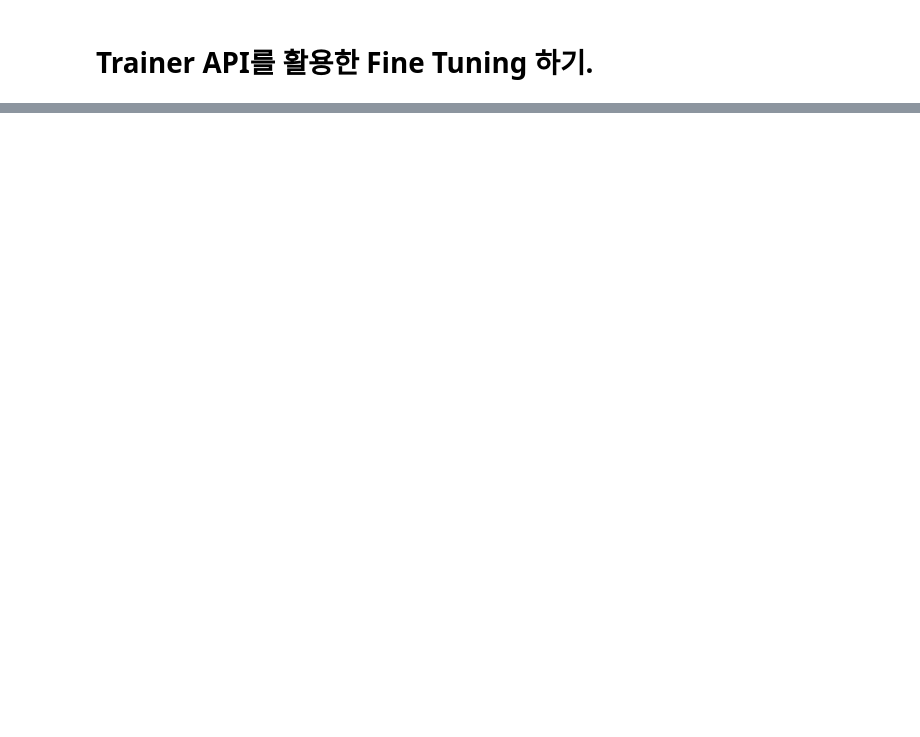
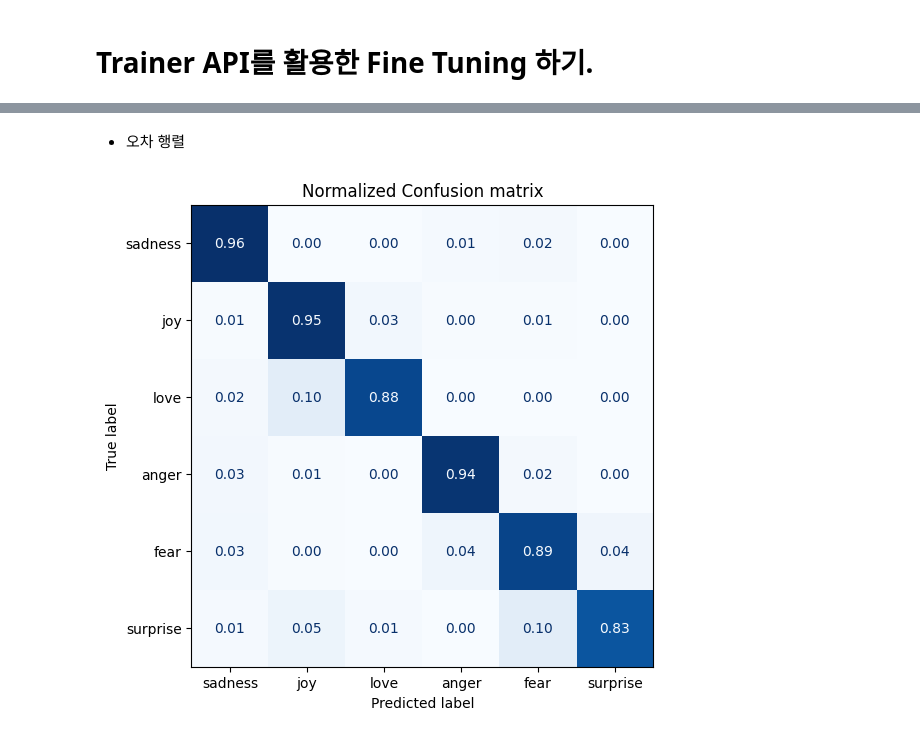
Before and after one commit to DataLama/nlp-with-transformers, a Jupyter notebook: notebooks/2/fine-tune.ipynb, the cells around one changed output, grey strips where cells are left out. Cells and saved outputs as stored; diff of their text form; code cells hidden in the pictures; blank space fills up the shorter version.

```diff
--- a/notebooks/2/fine-tune.ipynb
+++ b/notebooks/2/fine-tune.ipynb
@@ -35,0 +70,13 @@ AutoModelForSequenceClassification.from_pretrained()
+# %%
+config.training.output_dir = f"{config.model.pretrained_model_name_or_path}-finetuned-emotion"
+config.training.logging_steps = len(dm.ds['train']) // config.training.per_device_train_batch_size
+training_args = TrainingArguments(**OmegaConf.to_container(config.training))
+# %%
+trainer = Trainer(model=model, args=training_args,
+                  compute_metrics=compute_metrics,
+                  train_dataset=dm.ds['train'],
+                  eval_dataset=dm.ds['validation'],
+                  data_collator=dm.get_collate_fn()
+                 )
+
+trainer.train()
@@ -35,0 +92,3 @@ AutoModelForSequenceClassification.from_pretrained()
+# %%
+predicts = trainer.predict(dm.ds['validation'])
+predicts
@@ -35,0 +110,2 @@ AutoModelForSequenceClassification.from_pretrained()
+# %% [markdown]
+* 오차 행렬
@@ -35,0 +115,14 @@ AutoModelForSequenceClassification.from_pretrained()
+# %%
+def plot_confusion_matrix(y_pred, y_true, labels):
+    cm = confusion_matrix(y_true, y_pred, normalize='true')
+    fig, ax = plt.subplots(figsize=(6,6))
+    disp = ConfusionMatrixDisplay(confusion_matrix=cm, display_labels=labels)
+    disp.plot(cmap="Blues", values_format=".2f", ax=ax, colorbar=False)
+    plt.title("Normalized Confusion matrix")
+    plt.show()
+# %%
+import numpy as np
+y_preds = np.argmax(predicts.predictions, axis=1)
+plot_confusion_matrix(y_preds, dm.ds['validation']['label'], dm.id2label)
+# %% [output]
+[figure, added]
```
Also changed, not shown: parts of 19 cells of this notebook, 5 other files.
